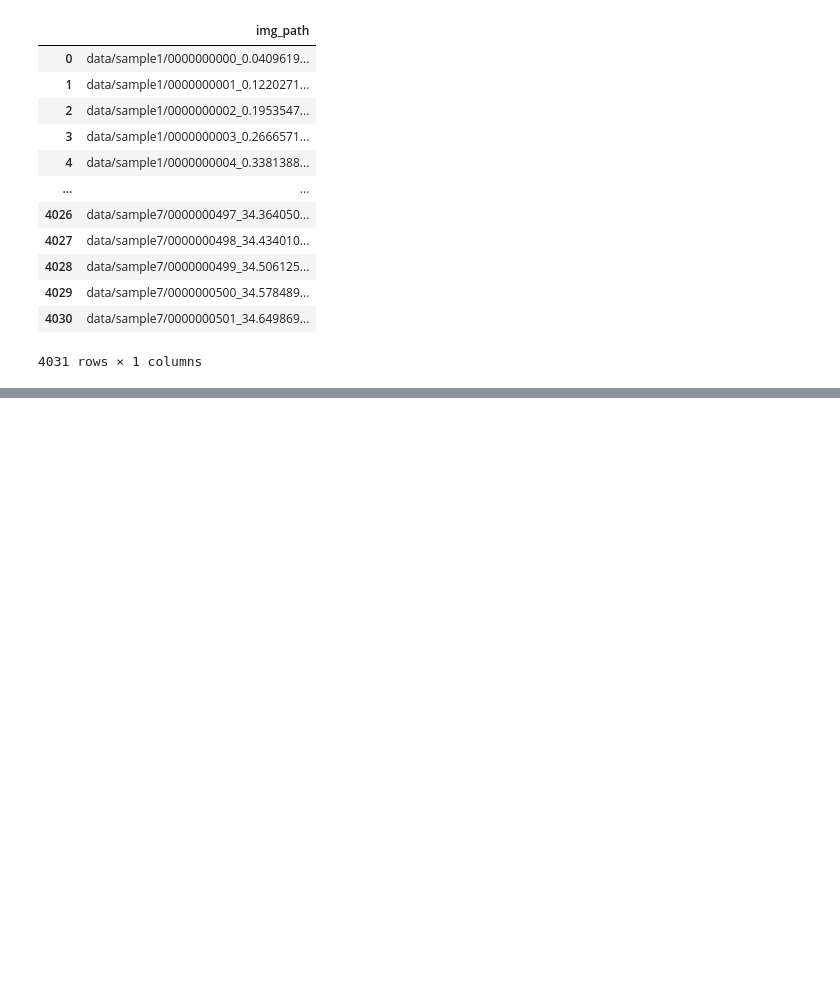
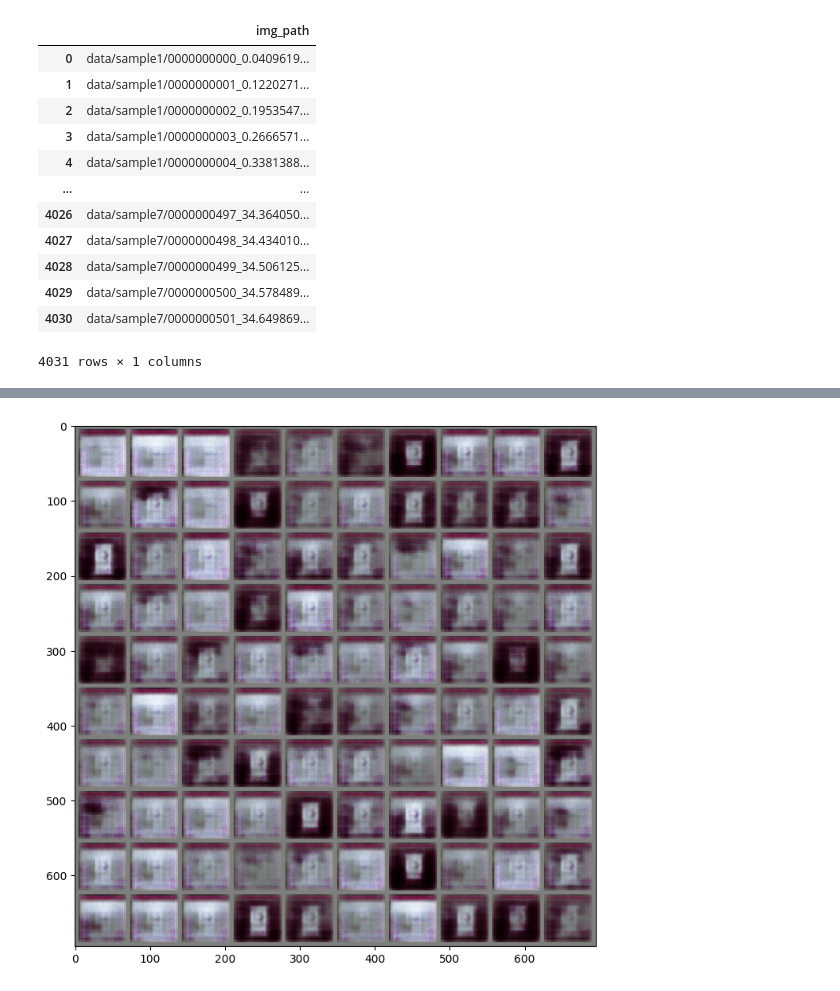
Before and after one commit to ezamorag/monitorpc, a Jupyter notebook: vae-pc.ipynb, the cells around one changed output, grey strips where cells are left out. Cells and saved outputs as stored; diff of their text form; code cells hidden in the pictures; blank space fills up the shorter version.

```diff
--- a/vae-pc.ipynb
+++ b/vae-pc.ipynb
@@ -159,0 +284,18 @@ class Vae(nn.Module):
+# %%
+vae_best = Vae(latent_dims=d)
+vae_best.to(device)
+vae_best.load_state_dict(torch.load('best_vae.pt')['model_state_dict'])
+
+vae_best.eval()
+with torch.no_grad():
+    latent = torch.randn(128, d, device=device)
+    img_recon = vae_best.decoder(latent)
+    img_recon = img_recon.cpu()
+    mosaic = torchvision.utils.make_grid(img_recon.data[:100],10,5)
+    fig, ax = plt.subplots(figsize=(20, 8.5))
+    plt.imshow(unnormalized(mosaic))
+    plt.show()
+
+wandb.log({"decoded_random_latents": wandb.Image(unnormalized(mosaic))})
+# %% [output]
+[figure, added]
```
Also changed, not shown: parts of 12 cells of this notebook, 1 other file.
